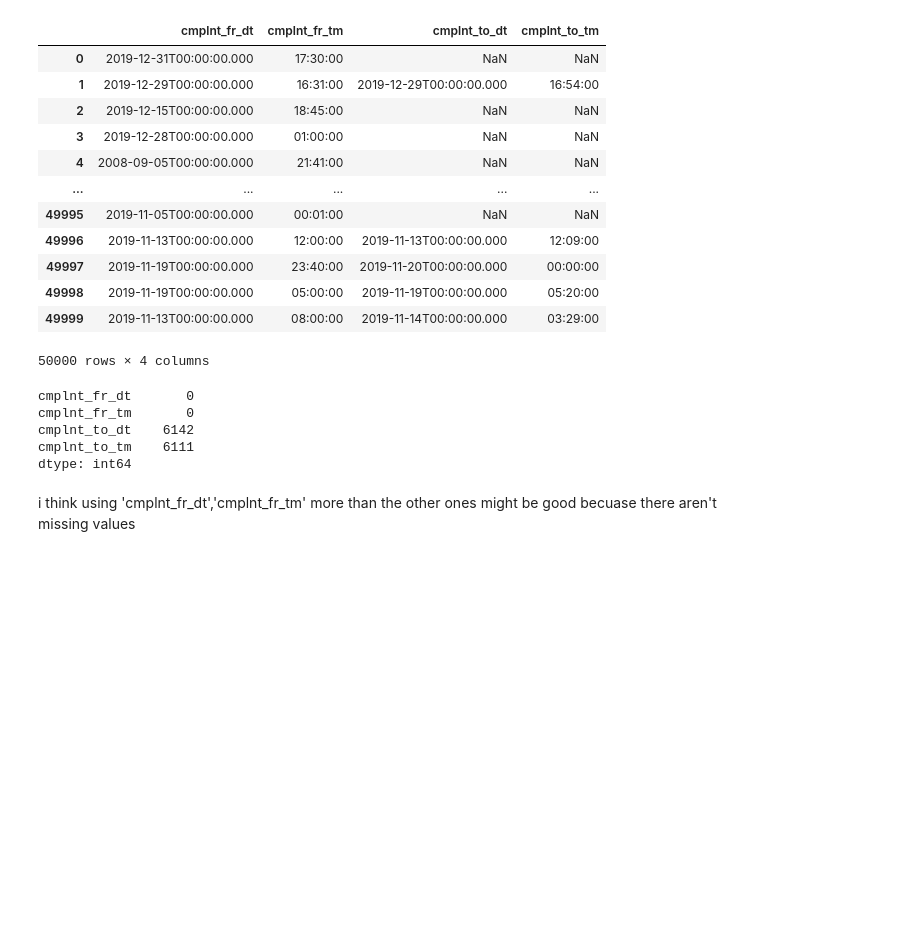
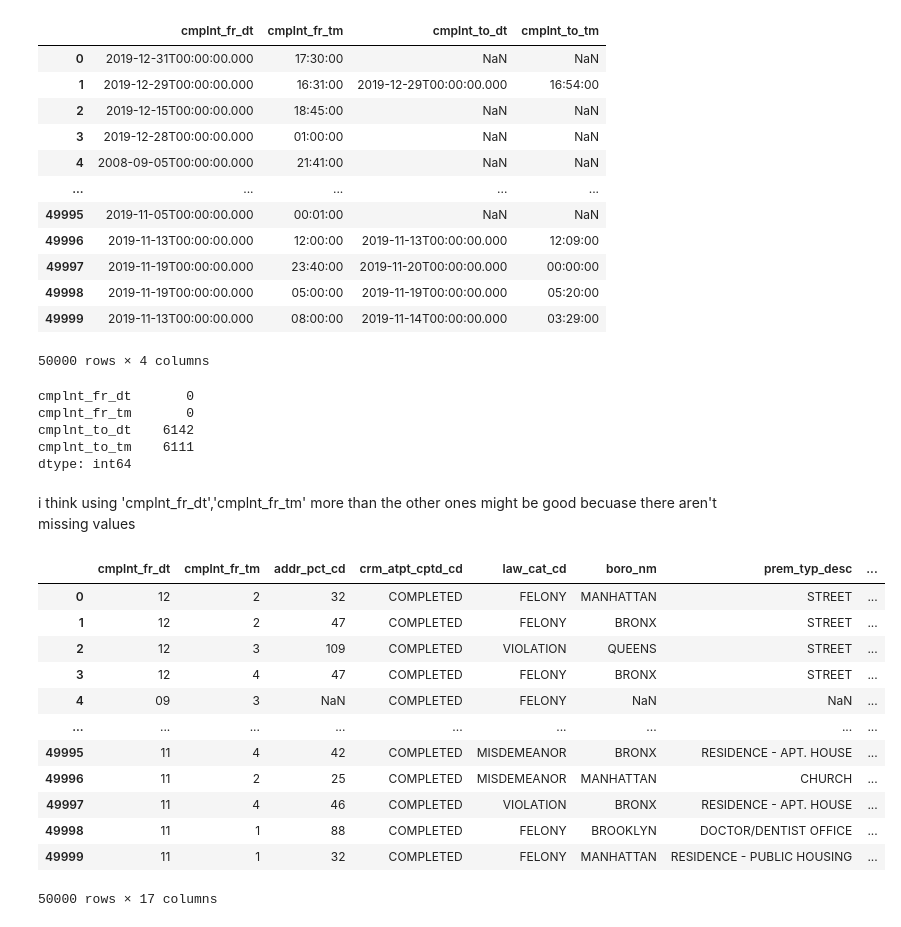
Before and after one commit to 18katesmit/NYPDComplaintClassification, a Jupyter notebook: NYPDcrimes.ipynb, the cells around one changed output. Cells and saved outputs as stored; diff of their text form; code cells hidden in the pictures; blank space fills up the shorter version.

```diff
--- a/NYPDcrimes.ipynb
+++ b/NYPDcrimes.ipynb
@@ -199,3 +190,52 @@ cmplnt_to_tm    6111
 dtype: int64
 # %% [markdown]
 i think using 'cmplnt_fr_dt','cmplnt_fr_tm' more than the other ones might be good becuase there aren't missing values
+# %%
+crimes.drop(['rpt_dt', 'cmplnt_to_dt', 'cmplnt_to_tm'], axis = 1, inplace = True)
+# %%
+# Make development column a true (1) or false(0)
+crimes['hadevelopt'] = crimes['hadevelopt'].fillna(0)
+for i in range(0,50000):
+    if crimes['hadevelopt'][i] != 0:
+        crimes['hadevelopt'][i] = 1
+# %%
+# change date column to month numbers to help with time of year
+# we can change this to quarter of the year if that makes it easier
+crimes['cmplnt_fr_dt'] = crimes.cmplnt_fr_dt.replace({'T00:00:00.000':''}, regex=True)
+for x in range(0,50000):
+    temp = crimes['cmplnt_fr_dt'][x]
+    temp = temp.split('-')[1]
+    crimes['cmplnt_fr_dt'][x] = temp
+# %%
+# break up the time into groups
+# morning: 5 AM - Noon = 1
+# afternoon: Noon - 6 PM = 2
+# evening: 6 PM - 10 PM = 3
+# night: 10 PM - 5 AM = 4
+for z in range(0,50000):
+    time = crimes['cmplnt_fr_tm'][z]
+    time = int(time.split(':')[0])
+    if 5 <= time < 12:
+        crimes['cmplnt_fr_tm'][z] = 1
+    elif 12 <= time < 18:
+        crimes['cmplnt_fr_tm'][z] = 2
+    elif 18 <= time < 22:
+        crimes['cmplnt_fr_tm'][z] = 3
+    else:
+        crimes['cmplnt_fr_tm'][z] = 4
+# %%
+crimes
+# %% [output]
+|  | cmplnt_fr_dt | cmplnt_fr_tm | addr_pct_cd | crm_atpt_cptd_cd | law_cat_cd | boro_nm | prem_typ_desc | ... |
+| 0 | 12 | 2 | 32 | COMPLETED | FELONY | MANHATTAN | STREET | ... |
+| 1 | 12 | 2 | 47 | COMPLETED | FELONY | BRONX | STREET | ... |
+| 2 | 12 | 3 | 109 | COMPLETED | VIOLATION | QUEENS | STREET | ... |
+| 3 | 12 | 4 | 47 | COMPLETED | FELONY | BRONX | STREET | ... |
+| 4 | 09 | 3 | NaN | COMPLETED | FELONY | NaN | NaN | ... |
+| ... | ... | ... | ... | ... | ... | ... | ... | ... |
+| 49995 | 11 | 4 | 42 | COMPLETED | MISDEMEANOR | BRONX | RESIDENCE - APT. HOUSE | ... |
+| 49996 | 11 | 2 | 25 | COMPLETED | MISDEMEANOR | MANHATTAN | CHURCH | ... |
+| 49997 | 11 | 4 | 46 | COMPLETED | VIOLATION | BRONX | RESIDENCE - APT. HOUSE | ... |
+| 49998 | 11 | 1 | 88 | COMPLETED | FELONY | BROOKLYN | DOCTOR/DENTIST OFFICE | ... |
+| 49999 | 11 | 1 | 32 | COMPLETED | FELONY | MANHATTAN | RESIDENCE - PUBLIC HOUSING | ... |
+50000 rows × 17 columns
```
Also changed, not shown: parts of 7 cells of this notebook, 1 other file.
